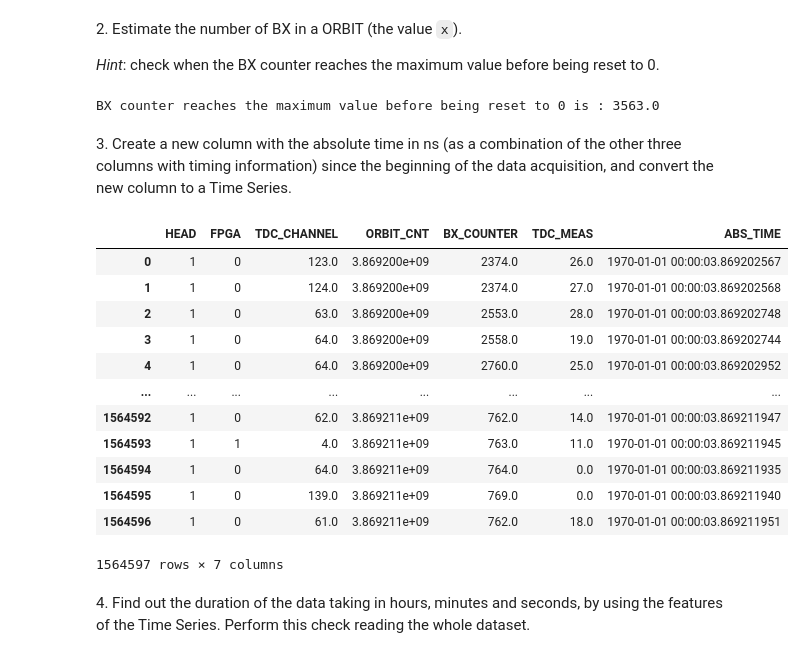
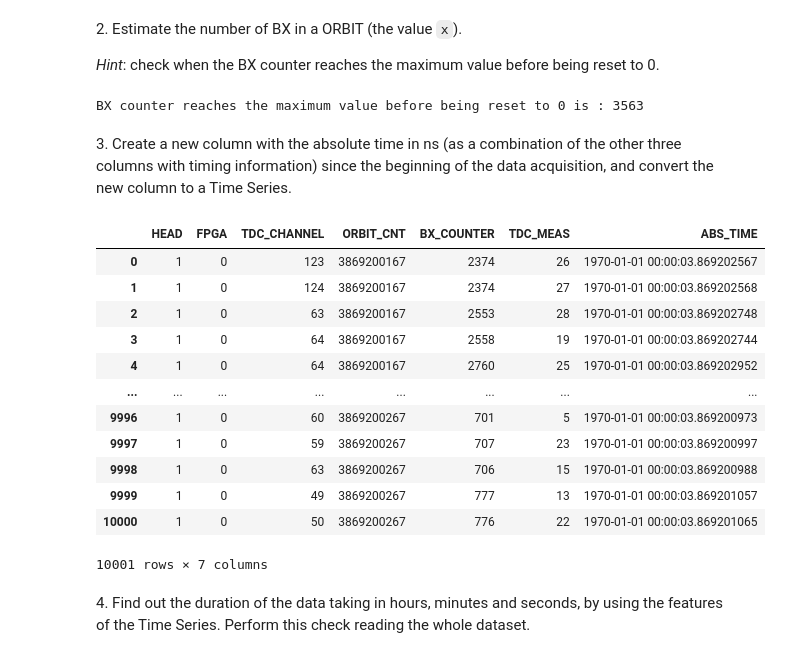
Before and after one commit to zucchett/ScientificComputingWithPython2022, a Jupyter notebook: 05ex_pandas.ipynb, the cells around one changed output. Cells and saved outputs as stored; diff of their text form; code cells hidden in the pictures.

```diff
--- a/05ex_pandas.ipynb
+++ b/05ex_pandas.ipynb
@@ -57,35 +57,38 @@ data # with 10001 rows
 
 *Hint*: check when the BX counter reaches the maximum value before being reset to 0.
 # %%
-max_value = df["BX_COUNTER"].max()
+max_value = data["BX_COUNTER"].max()
 max_value
 print("BX counter reaches the maximum value before being reset to 0 is :",max_value)
 # %% [output]
-BX counter reaches the maximum value before being reset to 0 is : 3563.0
+BX counter reaches the maximum value before being reset to 0 is : 3563
 # %% [markdown]
 3\. Create a new column with the absolute time in ns (as a combination of the other three columns with timing information) since the beginning of the data acquisition, and convert the new column to a Time Series.
 # %%
 #timing information is a addition of the timing information ('ORBIT_CNT', 'BX_COUNTER', and 'TDC_MEAS')
 #Create a new column with the absolute time in ns
 #(as a combination of the other three columns with timing information)
 from datetime import datetime, timedelta
 df['ABS_TIME']  = df.apply(lambda row: row.ORBIT_CNT + row.BX_COUNTER + row.TDC_MEAS, axis=1)
+df['ABS_TIME'] = pd.to_datetime(df['ABS_TIME'])
 #df['ABS_TIME'] = df['ABS_TIME'].astype('datetime64[ns]')
-df['ABS_TIME'] = pd.to_datetime(df['ABS_TIME'])
-df
+data['ABS_TIME']  = data.apply(lambda row: row.ORBIT_CNT + row.BX_COUNTER + row.TDC_MEAS, axis=1)
+data['ABS_TIME'] = pd.to_datetime(data['ABS_TIME'])
+
+data
 # %% [output]
 |  | HEAD | FPGA | TDC_CHANNEL | ORBIT_CNT | BX_COUNTER | TDC_MEAS | ABS_TIME |
-| 0 | 1 | 0 | 123.0 | 3.869200e+09 | 2374.0 | 26.0 | 1970-01-01 00:00:03.869202567 |
-| 1 | 1 | 0 | 124.0 | 3.869200e+09 | 2374.0 | 27.0 | 1970-01-01 00:00:03.869202568 |
-| 2 | 1 | 0 | 63.0 | 3.869200e+09 | 2553.0 | 28.0 | 1970-01-01 00:00:03.869202748 |
-| 3 | 1 | 0 | 64.0 | 3.869200e+09 | 2558.0 | 19.0 | 1970-01-01 00:00:03.869202744 |
-| 4 | 1 | 0 | 64.0 | 3.869200e+09 | 2760.0 | 25.0 | 1970-01-01 00:00:03.869202952 |
+| 0 | 1 | 0 | 123 | 3869200167 | 2374 | 26 | 1970-01-01 00:00:03.869202567 |
+| 1 | 1 | 0 | 124 | 3869200167 | 2374 | 27 | 1970-01-01 00:00:03.869202568 |
+| 2 | 1 | 0 | 63 | 3869200167 | 2553 | 28 | 1970-01-01 00:00:03.869202748 |
+| 3 | 1 | 0 | 64 | 3869200167 | 2558 | 19 | 1970-01-01 00:00:03.869202744 |
+| 4 | 1 | 0 | 64 | 3869200167 | 2760 | 25 | 1970-01-01 00:00:03.869202952 |
 | ... | ... | ... | ... | ... | ... | ... | ... |
-| 1564592 | 1 | 0 | 62.0 | 3.869211e+09 | 762.0 | 14.0 | 1970-01-01 00:00:03.869211947 |
-| 1564593 | 1 | 1 | 4.0 | 3.869211e+09 | 763.0 | 11.0 | 1970-01-01 00:00:03.869211945 |
-| 1564594 | 1 | 0 | 64.0 | 3.869211e+09 | 764.0 | 0.0 | 1970-01-01 00:00:03.869211935 |
-| 1564595 | 1 | 0 | 139.0 | 3.869211e+09 | 769.0 | 0.0 | 1970-01-01 00:00:03.869211940 |
-| 1564596 | 1 | 0 | 61.0 | 3.869211e+09 | 762.0 | 18.0 | 1970-01-01 00:00:03.869211951 |
+| 9996 | 1 | 0 | 60 | 3869200267 | 701 | 5 | 1970-01-01 00:00:03.869200973 |
+| 9997 | 1 | 0 | 59 | 3869200267 | 707 | 23 | 1970-01-01 00:00:03.869200997 |
+| 9998 | 1 | 0 | 63 | 3869200267 | 706 | 15 | 1970-01-01 00:00:03.869200988 |
+| 9999 | 1 | 0 | 49 | 3869200267 | 777 | 13 | 1970-01-01 00:00:03.869201057 |
+| 10000 | 1 | 0 | 50 | 3869200267 | 776 | 22 | 1970-01-01 00:00:03.869201065 |
-1564597 rows × 7 columns
+10001 rows × 7 columns
 # %% [markdown]
 4\. Find out the duration of the data taking in hours, minutes and seconds, by using the features of the Time Series. Perform this check reading the whole dataset.
```
Also changed, not shown: parts of 6 cells of this notebook.
